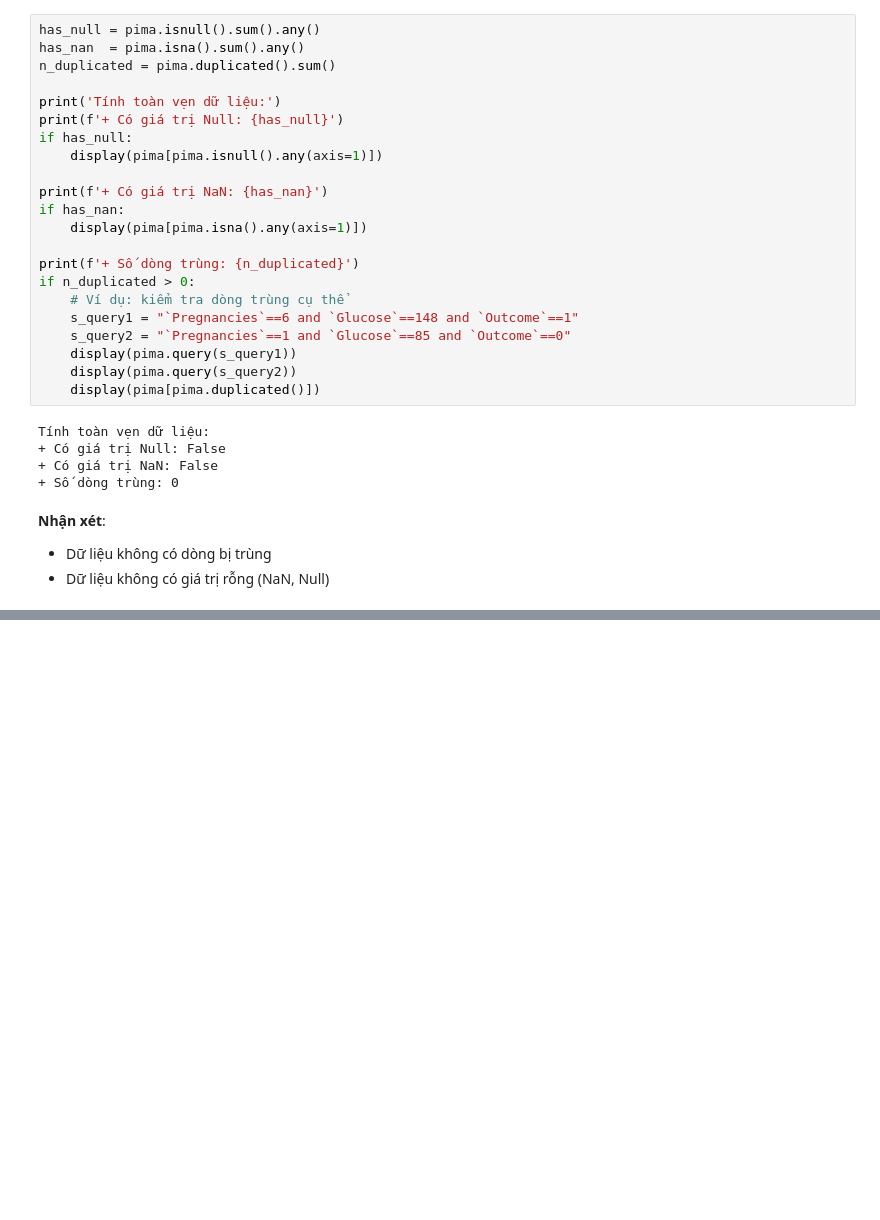
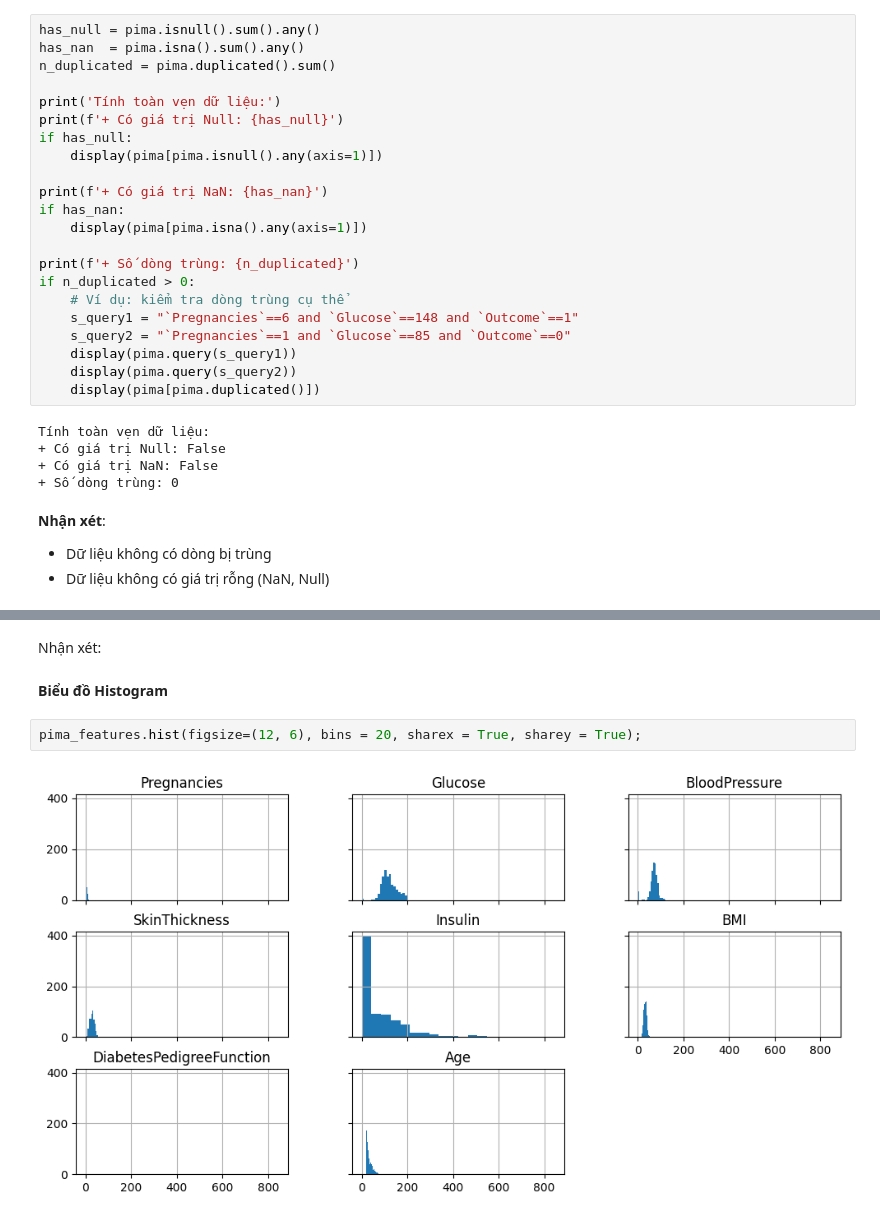
Before and after one commit to mihhwiNick/DA_project, a Jupyter notebook: Benh_tieu_duong.ipynb, the cells around one changed output, grey strips where cells are left out. Saved outputs shown, nothing was run; the diff lists cells and outputs as text; blank space fills up the shorter version.

```diff
--- a/Benh_tieu_duong.ipynb
+++ b/Benh_tieu_duong.ipynb
@@ -235,0 +360,8 @@ Tính toàn vẹn dữ liệu:
+# %% [markdown]
+Nhận xét:
+# %% [markdown]
+**Biểu đồ Histogram**
+# %%
+pima_features.hist(figsize=(12, 6), bins = 20, sharex = True, sharey = True);
+# %% [output]
+[figure, added]
```
Also changed, not shown: parts of 48 cells of this notebook.
